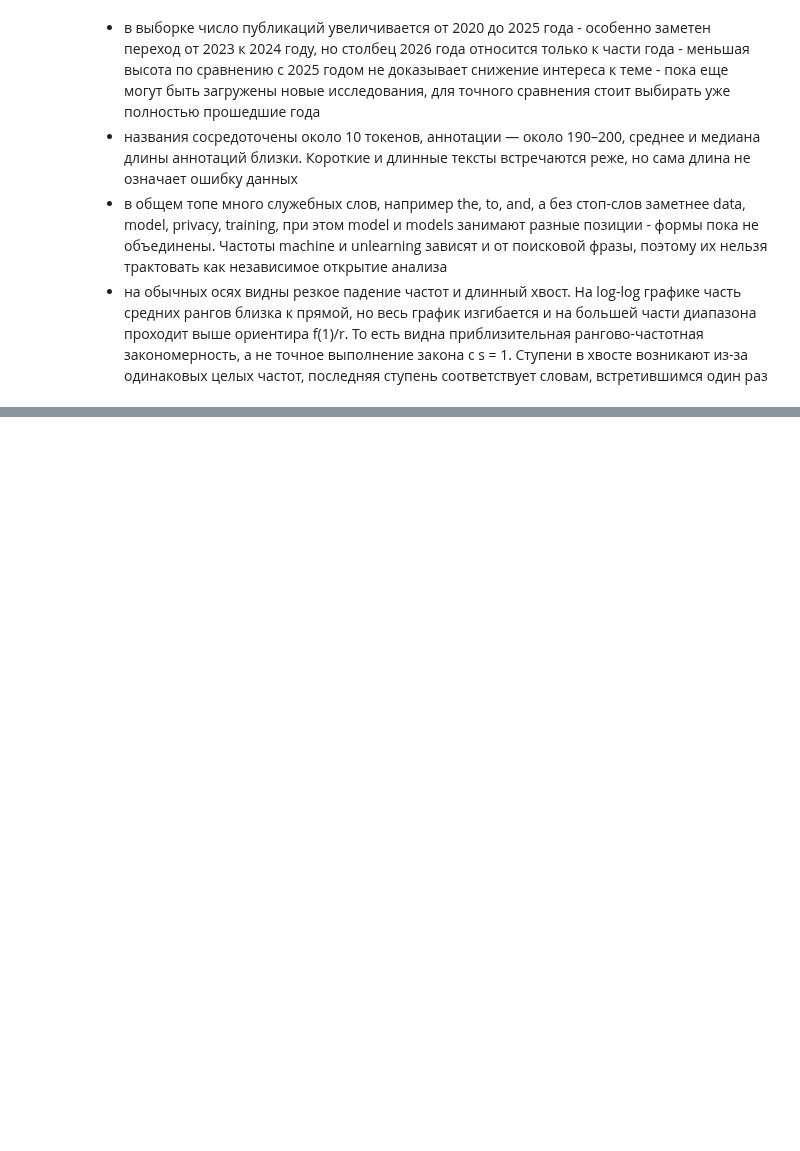
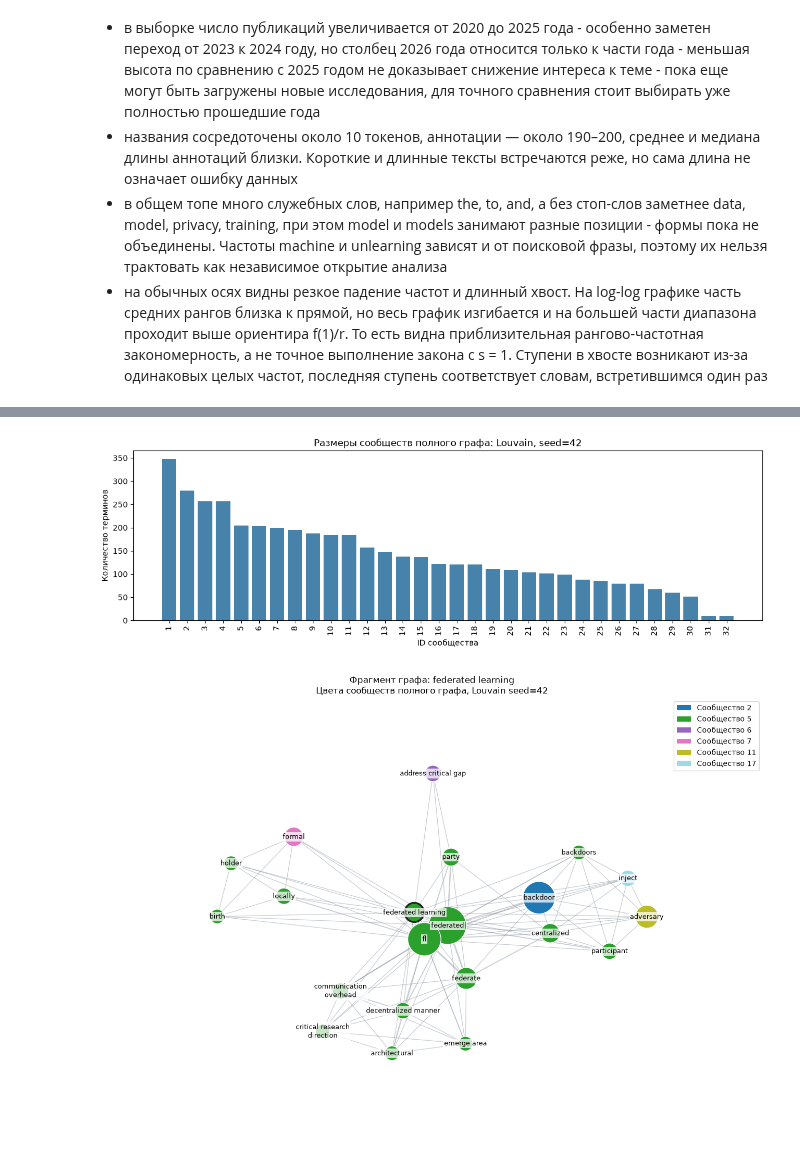
Before and after one commit to nekkkkate/lab-1, a Jupyter notebook: lab_1_machine_unlearning.ipynb, the cells around one changed output, grey strips where cells are left out. Drawn from its saved outputs; the diff is of its cells as text; code cells hidden in the pictures; blank space fills up the shorter version.

```diff
--- a/lab_1_machine_unlearning.ipynb
+++ b/lab_1_machine_unlearning.ipynb
@@ -431,0 +1006,12 @@ if hapax_count:
+# %%
+kg_publications = keywords_df.set_index("arxiv_id")
+for kg_edge in keyword_edges.head(3).itertuples(index=False):
+    kg_ids = list(kg_edge.publication_ids[:3])
+    assert all(
+        {kg_edge.source, kg_edge.target}.issubset(set(kg_publications.at[article_id, "keywords"]))
+        for article_id in kg_ids
+    )
+    print(f"{kg_edge.source} — {kg_edge.target}: совместных публикаций {kg_edge.weight}")
+    display(kg_publications.loc[kg_ids, ["title", "url"]].reset_index())
+if keyword_edges.empty:
+    print("Нет рёбер, для которых можно показать подтверждающие публикации.")
@@ -431,0 +1522,46 @@ if hapax_count:
+# %%
+comm_color_map = {}
+if not community_summary.empty:
+    comm_size_figure, comm_size_axis = plt.subplots(figsize=(12, 4))
+    comm_size_axis.bar(community_summary["community_id"].astype(str), community_summary["term_count"], color="#4682A9")
+    comm_size_axis.set(xlabel="ID сообщества", ylabel="Количество терминов",
+                       title="Размеры сообществ полного графа: Louvain, seed=42")
+    comm_size_axis.tick_params(axis="x", labelrotation=90)
+    comm_size_figure.tight_layout()
+    plt.show()
+
+if "keyword_graph_view" not in globals() or "kg_positions" not in globals():
+    print("Для второго рисунка сначала выполните визуализацию графа в предыдущем разделе.")
+elif FOCUS_KEYWORD not in keyword_graph or not keyword_graph_view:
+    print(f"Центра '{FOCUS_KEYWORD}' нет: рисунок сообществ в окружении пропущен.")
+else:
+    comm_visible_ids = sorted({keyword_community_map[term] for term in keyword_graph_view})
+    comm_palette = plt.get_cmap("tab20", max(1, len(comm_visible_ids)))
+    comm_color_map = {community_id: comm_palette(i) for i, community_id in enumerate(comm_visible_ids)}
+    comm_graph_figure, comm_graph_axis = plt.subplots(figsize=(13, 9))
+    nx.draw_networkx_edges(
+        keyword_graph_view, kg_positions, ax=comm_graph_axis,
+        width=[0.5 + 0.45 * data["weight"] for _, _, data in keyword_graph_view.edges(data=True)],
+        edge_color="#7B8794", alpha=0.4,
+    )
+    nx.draw_networkx_nodes(
+        keyword_graph_view, kg_positions, ax=comm_graph_axis,
+        node_size=[300 + 100 * keyword_graph_view.nodes[term]["publication_count"] for term in keyword_graph_view],
+        node_color=[comm_color_map[keyword_community_map[term]] for term in keyword_graph_view],
+        edgecolors=["#222222" if term == FOCUS_KEYWORD else "white" for term in keyword_graph_view],
+        linewidths=[2.5 if term == FOCUS_KEYWORD else 1 for term in keyword_graph_view],
+    )
+    nx.draw_networkx_labels(
+        keyword_graph_view, kg_positions, ax=comm_graph_axis,
+        labels={term: fill(term, width=20, break_long_words=False, break_on_hyphens=False) for term in keyword_graph_view},
+        font_size=9, bbox={"facecolor": "white", "edgecolor": "none", "alpha": 0.75, "pad": 1.5},
+    )
+    comm_graph_axis.legend(handles=[Patch(facecolor=comm_color_map[i], label=f"Сообщество {i}") for i in comm_visible_ids], loc="upper right")
+    comm_graph_axis.set_title(f"Фрагмент графа: {FOCUS_KEYWORD}\nЦвета сообществ полного графа, Louvain seed=42")
+    comm_graph_axis.margins(0.2)
+    comm_graph_axis.set_axis_off()
+    comm_graph_figure.tight_layout()
+    plt.show()
+# %% [output]
+[figure, added]
+[figure, added]
```
Also changed, not shown: parts of 46 cells of this notebook.
